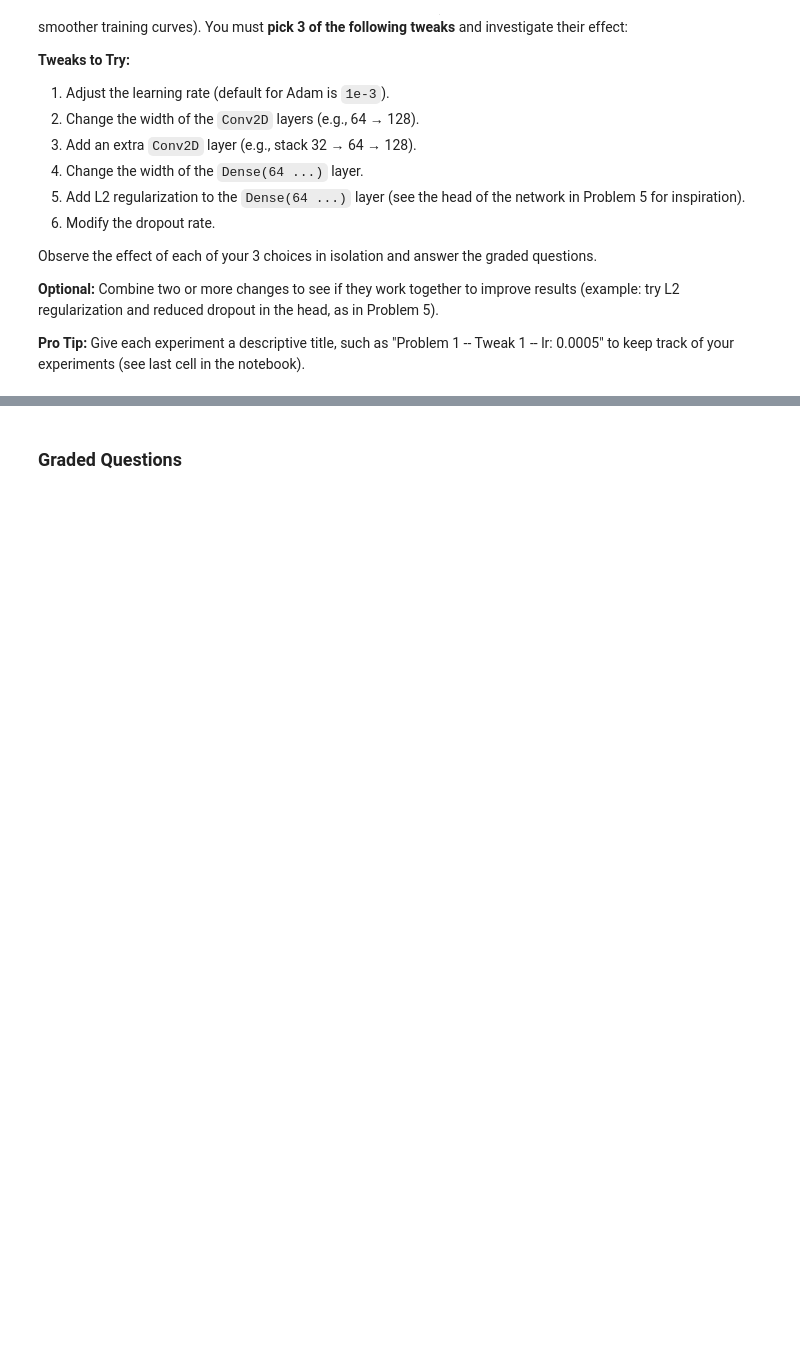
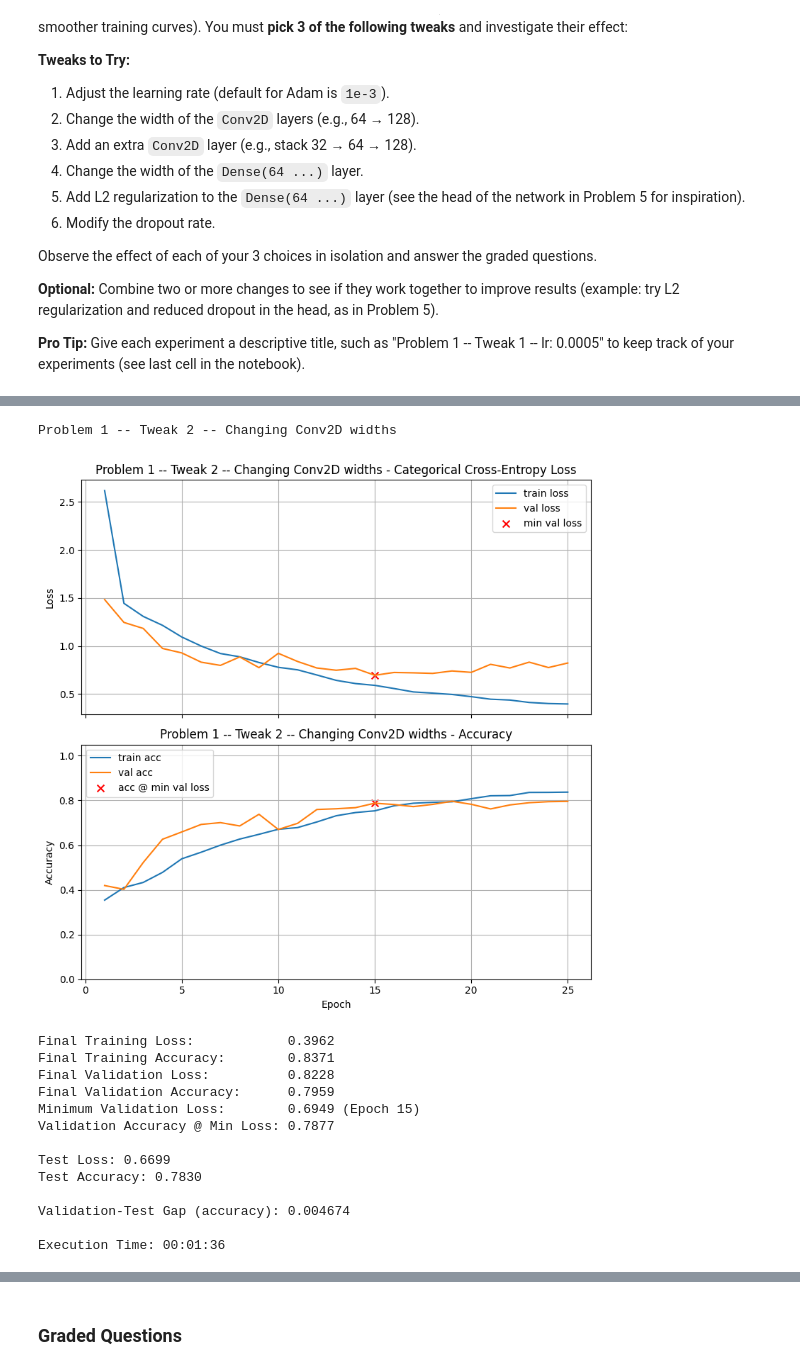
Before and after one commit to mwan30/Mod-7-Homework, a Jupyter notebook: Homework_04.ipynb, the cells around one changed output, grey strips where cells are left out. Saved outputs shown, nothing was run; the diff lists cells and outputs as text; code cells hidden in the pictures; blank space fills up the shorter version.

```diff
--- a/Homework_04.ipynb
+++ b/Homework_04.ipynb
@@ -369,0 +455,37 @@ Combine two or more changes to see if they work together to improve results (exa
+# %%
+# Changing Conv2D width
+
+he = initializers.HeNormal()                                # best initializer for relu
+
+model_conwidth= models.Sequential([
+    Input(shape=X_train.shape[1:]),
+
+    Conv2D(64, (3,3), activation="relu", kernel_initializer=he, padding="same"),
+    MaxPooling2D(2),
+
+    Conv2D(128, (3,3), activation="relu", kernel_initializer=he, padding="same"),
+    MaxPooling2D(2),
+
+    Flatten(),
+    Dense(64, activation="relu",kernel_initializer=he),
+    Dropout(0.5),
+    Dense(num_classes, activation="softmax")
+])
+
+train_and_test(model_conwidth,title="Problem 1 -- Tweak 2 -- Changing Conv2D widths")
+# %% [output]
+Problem 1 -- Tweak 2 -- Changing Conv2D widths
+[figure, added]
+Final Training Loss:            0.3962
+Final Training Accuracy:        0.8371
+Final Validation Loss:          0.8228
+Final Validation Accuracy:      0.7959
+Minimum Validation Loss:        0.6949 (Epoch 15)
+Validation Accuracy @ Min Loss: 0.7877
+
+Test Loss: 0.6699
+Test Accuracy: 0.7830
+
+Validation-Test Gap (accuracy): 0.004674
+
+Execution Time: 00:01:36
```
Also changed, not shown: parts of 17 cells of this notebook.
